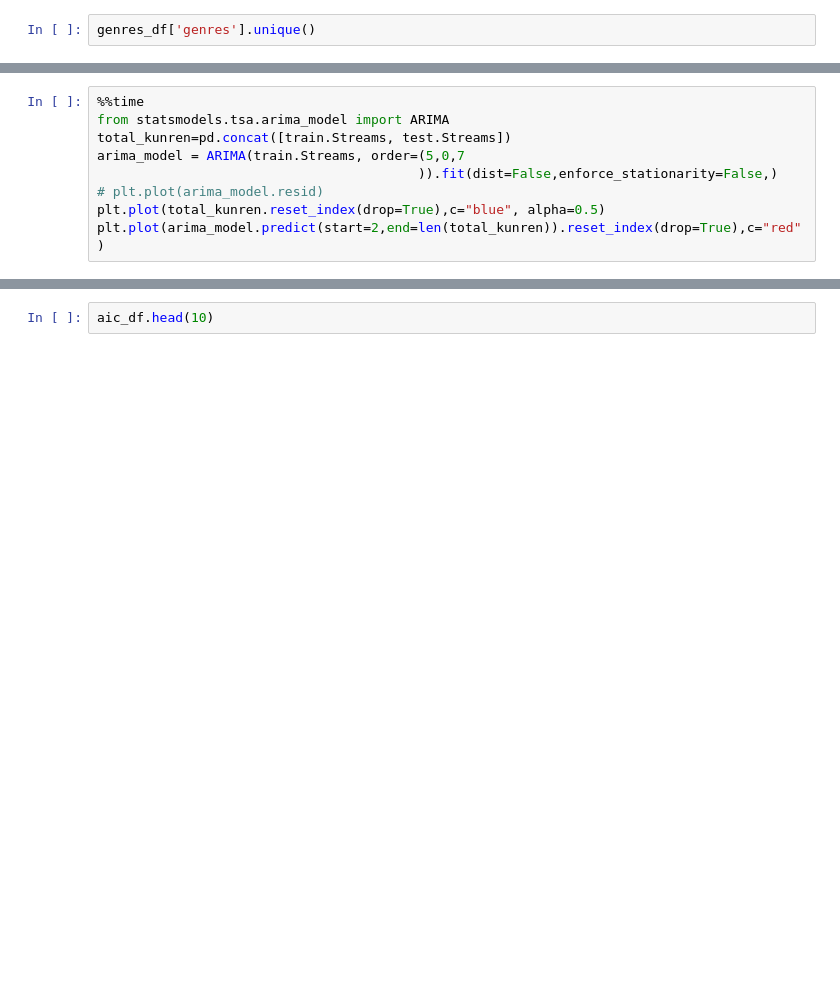
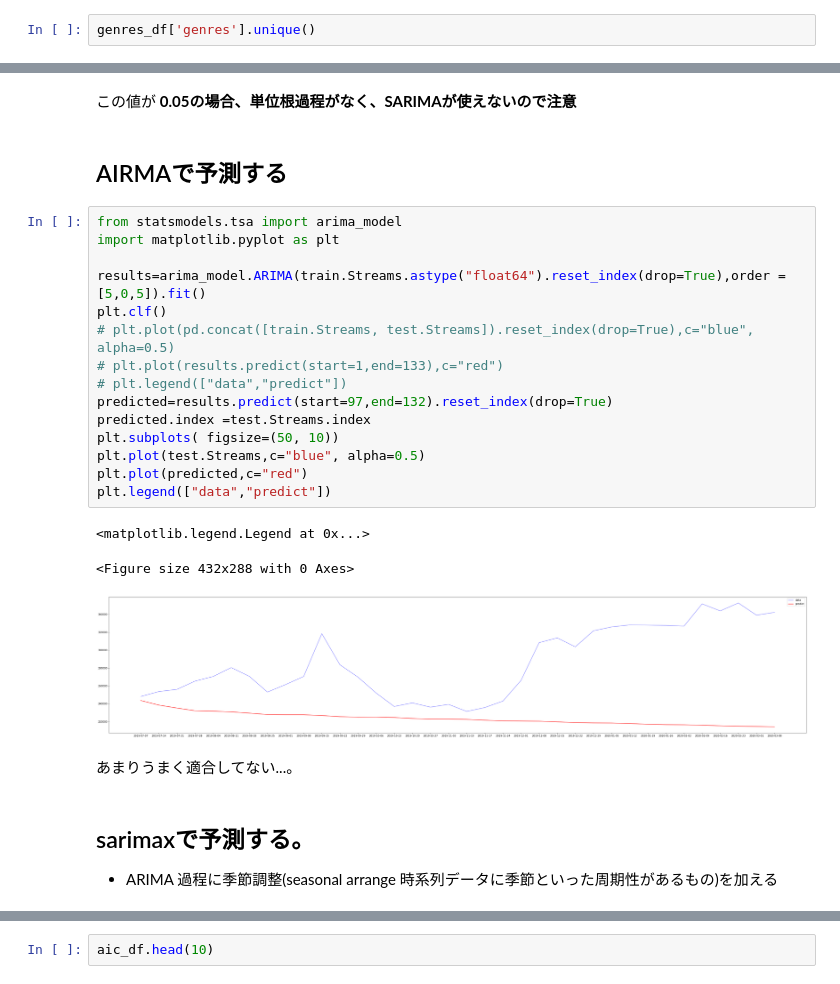
Before and after one commit to loverico/python_lecture, a Jupyter notebook: [Python講座]第3回Spotify_APIを用いたデータ分析.ipynb, the cells around one changed output, grey strips where cells are left out. Cells and saved outputs as stored; diff of their text form; blank space fills up the shorter version.

```diff
--- a/[Python講座]第3回Spotify_APIを用いたデータ分析.ipynb
+++ b/[Python講座]第3回Spotify_APIを用いたデータ分析.ipynb
@@ -899,9 +375,0 @@ plt.plot(arima_model.predict(start=2,end=len(total_kunren)).reset_index(drop=Tru
-# %%
-%%time
-from statsmodels.tsa.arima_model import ARIMA
-total_kunren=pd.concat([train.Streams, test.Streams])
-arima_model = ARIMA(train.Streams, order=(5,0,7
-                                         )).fit(dist=False,enforce_stationarity=False,)
-# plt.plot(arima_model.resid)
-plt.plot(total_kunren.reset_index(drop=True),c="blue", alpha=0.5)
-plt.plot(arima_model.predict(start=2,end=len(total_kunren)).reset_index(drop=True),c="red")
@@ -1100,0 +501,29 @@ aic_df
+# %% [markdown]
+この値が
+**0.05の場合、単位根過程がなく、SARIMAが使えないので注意**
+# %% [markdown]
+## AIRMAで予測する
+# %%
+from statsmodels.tsa import arima_model
+import matplotlib.pyplot as plt
+
+results=arima_model.ARIMA(train.Streams.astype("float64").reset_index(drop=True),order = [5,0,5]).fit()
+plt.clf()
+# plt.plot(pd.concat([train.Streams, test.Streams]).reset_index(drop=True),c="blue", alpha=0.5)
+# plt.plot(results.predict(start=1,end=133),c="red")
+# plt.legend(["data","predict"])
+predicted=results.predict(start=97,end=132).reset_index(drop=True)
+predicted.index =test.Streams.index
+plt.subplots( figsize=(50, 10))
+plt.plot(test.Streams,c="blue", alpha=0.5)
+plt.plot(predicted,c="red")
+plt.legend(["data","predict"])
+# %% [output]
+<matplotlib.legend.Legend at 0x...>
+<Figure size 432x288 with 0 Axes>
+[figure, added]
+# %% [markdown]
+あまりうまく適合してない...。
+# %% [markdown]
+## sarimaxで予測する。
+- ARIMA 過程に季節調整(seasonal arrange 時系列データに季節といった周期性があるもの)を加える
```
Also changed, not shown: parts of 111 cells of this notebook.
